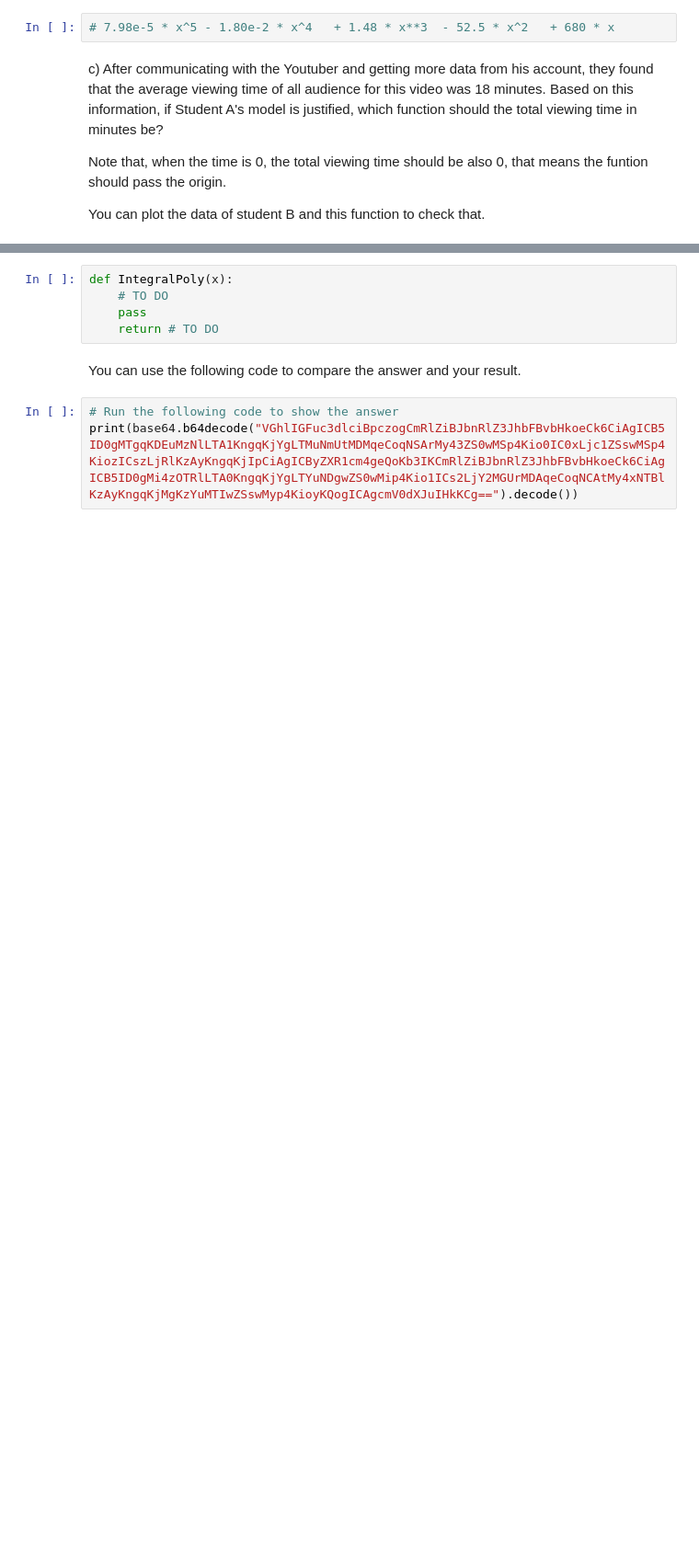
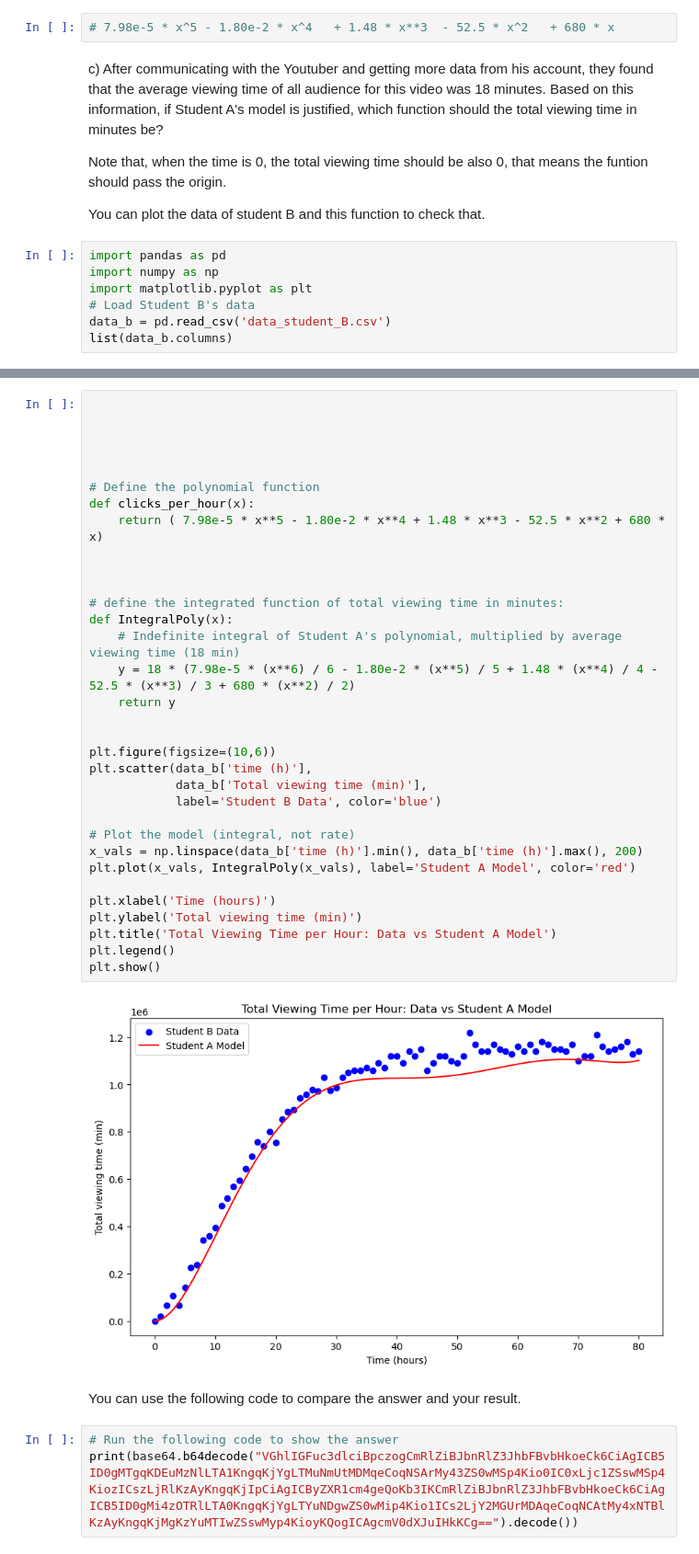
Before and after one commit to LorjinandLolo/Lorijn-15233790, a Jupyter notebook: challenge_calculus/Review_Calculus.ipynb, the cells around one changed output, grey strips where cells are left out. Shown at 92% size. Saved outputs shown, nothing was run; the diff lists cells and outputs as text; blank space fills up the shorter version.

```diff
--- a/challenge_calculus/Review_Calculus.ipynb
+++ b/challenge_calculus/Review_Calculus.ipynb
@@ -124,3 +124,10 @@ Based on this information, if Student A's model is justified, which function sho
 Note that, when the time is 0, the total viewing time should be also 0, that means the funtion should pass the origin.
 
 You can plot the data of student B and this function to check that.
+# %%
+import pandas as pd
+import numpy as np
+import matplotlib.pyplot as plt
+# Load Student B's data
+data_b = pd.read_csv('data_student_B.csv')
+list(data_b.columns)
@@ -127,8 +136,38 @@ You can plot the data of student B and this function to check that.
 # %%
+
+
+
+
+
+# Define the polynomial function
+def clicks_per_hour(x):
+    return ( 7.98e-5 * x**5 - 1.80e-2 * x**4 + 1.48 * x**3 - 52.5 * x**2 + 680 * x)
+
+
+
+# define the integrated function of total viewing time in minutes:
 def IntegralPoly(x):
-    # TO DO
-    pass
-    return # TO DO
+    # Indefinite integral of Student A's polynomial, multiplied by average viewing time (18 min)
+    y = 18 * (7.98e-5 * (x**6) / 6 - 1.80e-2 * (x**5) / 5 + 1.48 * (x**4) / 4 - 52.5 * (x**3) / 3 + 680 * (x**2) / 2)
+    return y
+
+
+plt.figure(figsize=(10,6))
+plt.scatter(data_b['time (h)'],
+            data_b['Total viewing time (min)'],
+            label='Student B Data', color='blue')
+
+# Plot the model (integral, not rate)
+x_vals = np.linspace(data_b['time (h)'].min(), data_b['time (h)'].max(), 200)
+plt.plot(x_vals, IntegralPoly(x_vals), label='Student A Model', color='red')
+
+plt.xlabel('Time (hours)')
+plt.ylabel('Total viewing time (min)')
+plt.title('Total Viewing Time per Hour: Data vs Student A Model')
+plt.legend()
+plt.show()
+# %% [output]
+[figure, added]
 # %% [markdown]
 You can use the following code to compare the answer and your result.
 # %%
```
Also changed, not shown: parts of 4 cells of this notebook, 2 other files.
